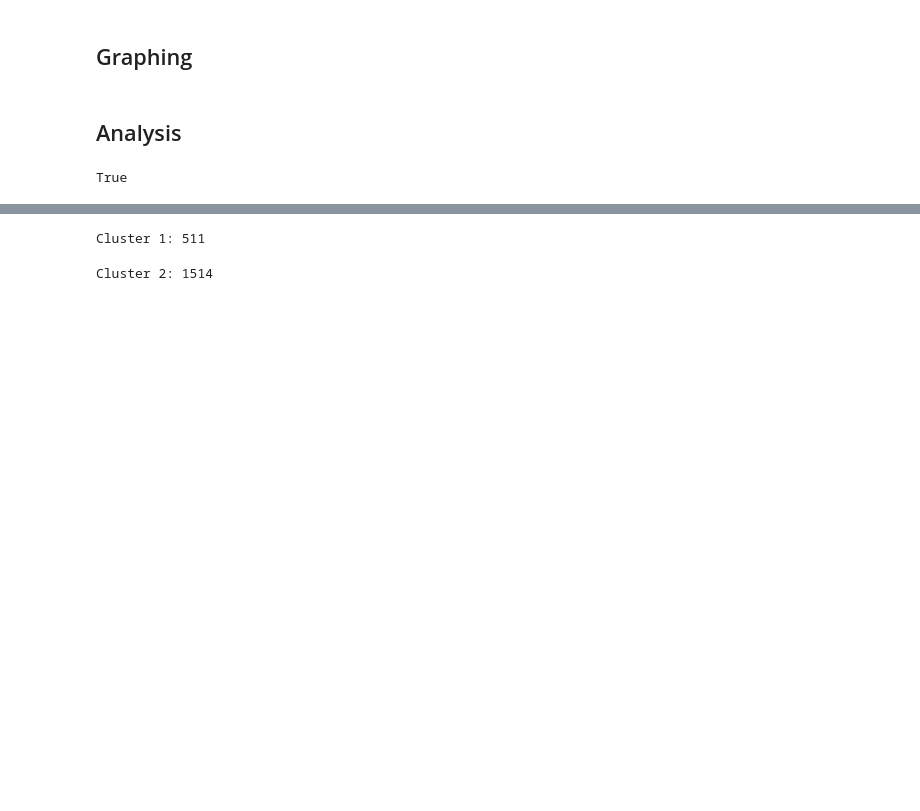
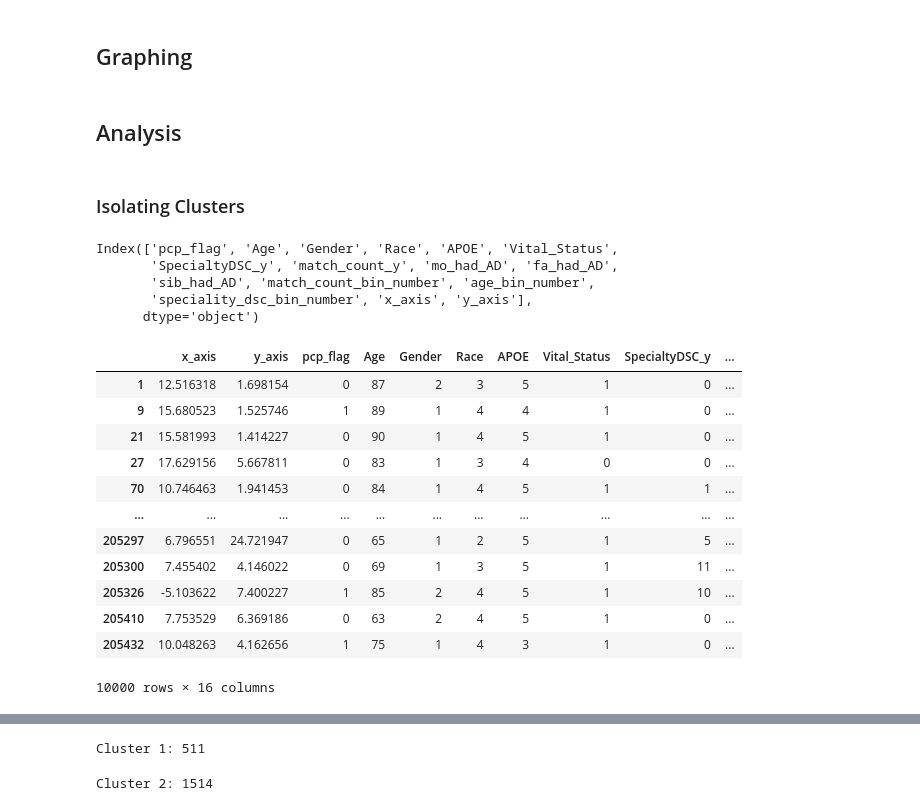
Before and after one commit to anaconda121/NeuraHealth, a Jupyter notebook: EDA/Pre-Annotations/Clustering.ipynb, the cells around one changed output, grey strips where cells are left out. Saved outputs shown, nothing was run; the diff lists cells and outputs as text; code cells hidden in the pictures; blank space fills up the shorter version.

```diff
--- a/EDA/Pre-Annotations/Clustering.ipynb
+++ b/EDA/Pre-Annotations/Clustering.ipynb
@@ -705,6 +721,16 @@ def plot_2d(component1, component2):
 #plot_2d(tsne[:, 0], tsne[:, 1])
 # %% [markdown]
 ## Analysis
+# %% [markdown]
+### Isolating Clusters
 # %%
 x_encoded = pd.DataFrame(x_encoded, columns = ['pcp_flag', 'Gender', 'Race', 'APOE', 'Vital_Status', 'mo_had_AD', 'fa_had_AD',
                'sib_had_AD', 'match_count_bin_number', 'age_bin_number','speciality_dsc_bin_number'])
+# %%
+x.columns
+# %% [output]
+Index(['pcp_flag', 'Age', 'Gender', 'Race', 'APOE', 'Vital_Status',
+       'SpecialtyDSC_y', 'match_count_y', 'mo_had_AD', 'fa_had_AD',
+       'sib_had_AD', 'match_count_bin_number', 'age_bin_number',
+       'speciality_dsc_bin_number', 'x_axis', 'y_axis'],
+      dtype='object')
@@ -711 +745,17 @@ x_encoded = pd.DataFrame(x_encoded, columns = ['pcp_flag', 'Gender', 'Race', 'AP
+# %%
+x
+# %% [output]
+|  | x_axis | y_axis | pcp_flag | Age | Gender | Race | APOE | Vital_Status | SpecialtyDSC_y | ... |
+| 1 | 12.516318 | 1.698154 | 0 | 87 | 2 | 3 | 5 | 1 | 0 | ... |
+| 9 | 15.680523 | 1.525746 | 1 | 89 | 1 | 4 | 4 | 1 | 0 | ... |
+| 21 | 15.581993 | 1.414227 | 0 | 90 | 1 | 4 | 5 | 1 | 0 | ... |
+| 27 | 17.629156 | 5.667811 | 0 | 83 | 1 | 3 | 4 | 0 | 0 | ... |
+| 70 | 10.746463 | 1.941453 | 0 | 84 | 1 | 4 | 5 | 1 | 1 | ... |
+| ... | ... | ... | ... | ... | ... | ... | ... | ... | ... | ... |
+| 205297 | 6.796551 | 24.721947 | 0 | 65 | 1 | 2 | 5 | 1 | 5 | ... |
+| 205300 | 7.455402 | 4.146022 | 0 | 69 | 1 | 3 | 5 | 1 | 11 | ... |
+| 205326 | -5.103622 | 7.400227 | 1 | 85 | 2 | 4 | 5 | 1 | 10 | ... |
+| 205410 | 7.753529 | 6.369186 | 0 | 63 | 2 | 4 | 5 | 1 | 0 | ... |
+| 205432 | 10.048263 | 4.162656 | 1 | 75 | 1 | 4 | 3 | 1 | 0 | ... |
+10000 rows × 16 columns
 # %%
@@ -715,4 +763,0 @@ umap_df = pd.concat([pd.DataFrame(reducer.embedding_, columns=['x_axis','y_axis'
-# %%
--3 < -2
-# %% [output]
-True
```
Also changed, not shown: parts of 10 cells of this notebook.
